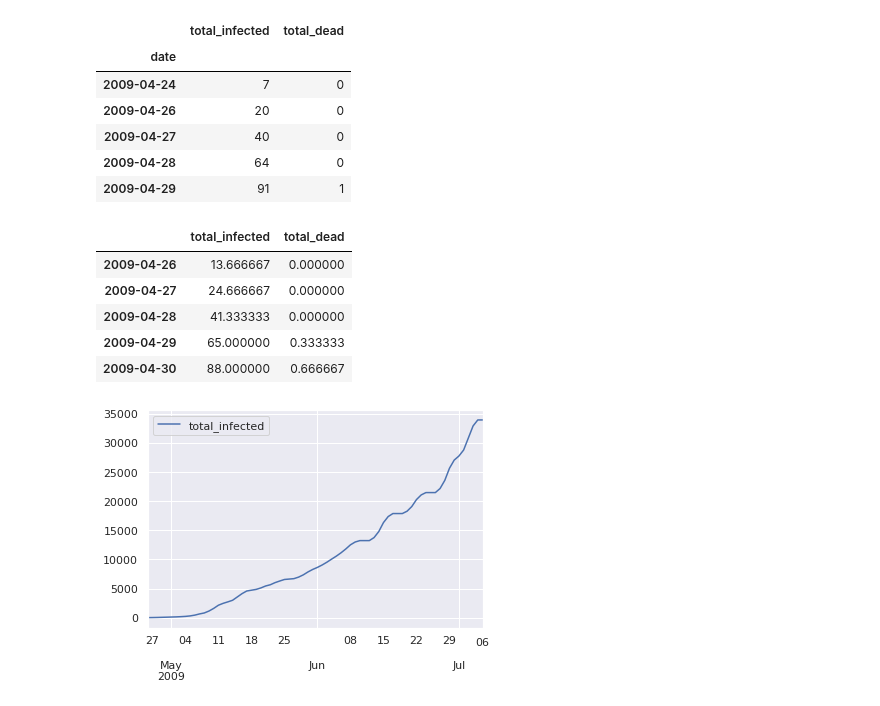
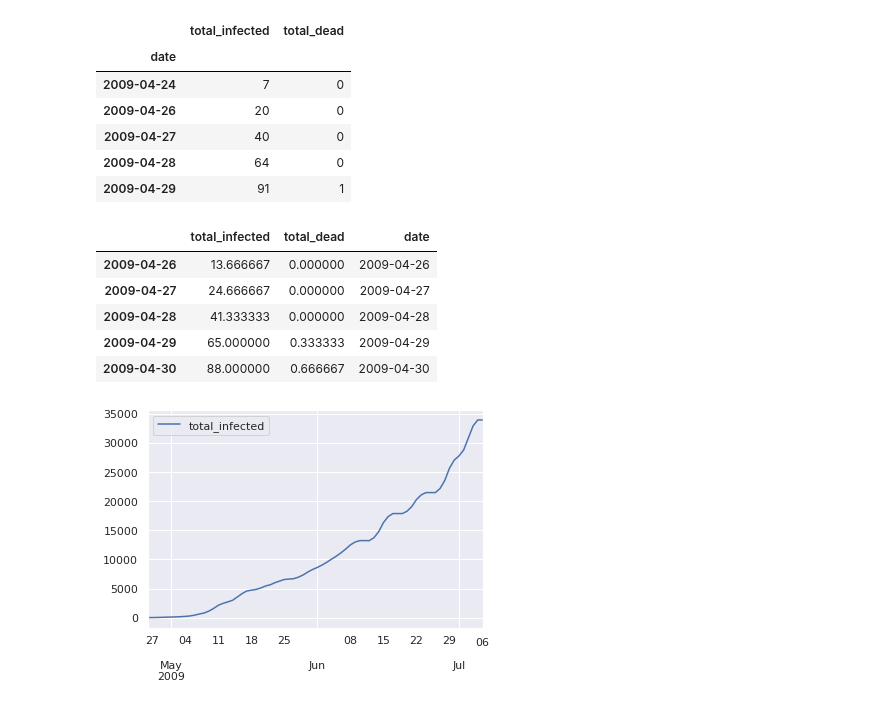
Before and after one commit to btseytlin/covid_peak_sir_modelling, a Jupyter notebook: seir_h1n1.ipynb, the cells around one changed output. Cells and saved outputs as stored; diff of their text form; code cells hidden in the pictures.

```diff
--- a/seir_h1n1.ipynb
+++ b/seir_h1n1.ipynb
@@ -68,16 +72,18 @@ df.head()
 # %%
 ix = pd.date_range(start=df.iloc[0].name, end=df.iloc[-1].name, freq='D')
 df = df.reindex(ix)
 df = df.interpolate().round()
-df = df.rolling(3).mean().dropna()
+df = df.rolling(3).mean()
+df['date'] = ix
+df = df.dropna()
 df.head()
 # %% [output]
-|  | total_infected | total_dead |
-| 2009-04-26 | 13.666667 | 0.000000 |
-| 2009-04-27 | 24.666667 | 0.000000 |
-| 2009-04-28 | 41.333333 | 0.000000 |
-| 2009-04-29 | 65.000000 | 0.333333 |
-| 2009-04-30 | 88.000000 | 0.666667 |
+|  | total_infected | total_dead | date |
+| 2009-04-26 | 13.666667 | 0.000000 | 2009-04-26 |
+| 2009-04-27 | 24.666667 | 0.000000 | 2009-04-27 |
+| 2009-04-28 | 41.333333 | 0.000000 | 2009-04-28 |
+| 2009-04-29 | 65.000000 | 0.333333 | 2009-04-29 |
+| 2009-04-30 | 88.000000 | 0.666667 | 2009-04-30 |
 # %%
 plt.figure()
 df.total_infected.plot(label='total_infected')
```
Also changed, not shown: parts of 26 cells of this notebook, 4 other files.
